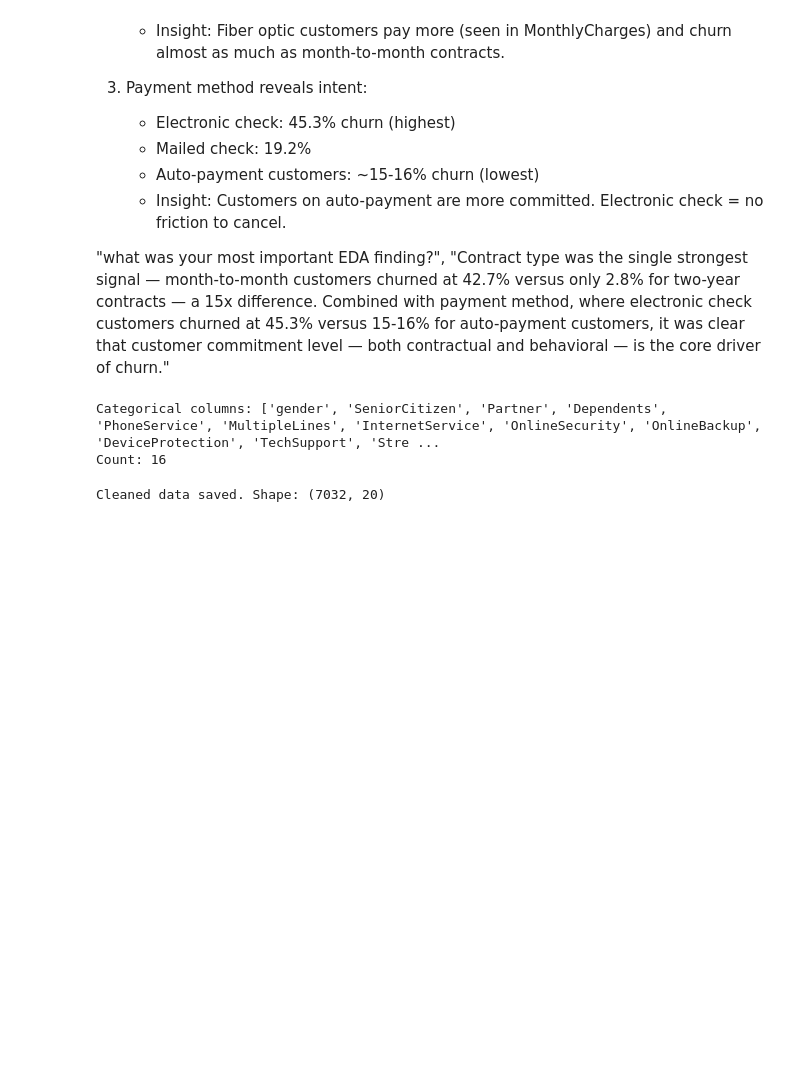
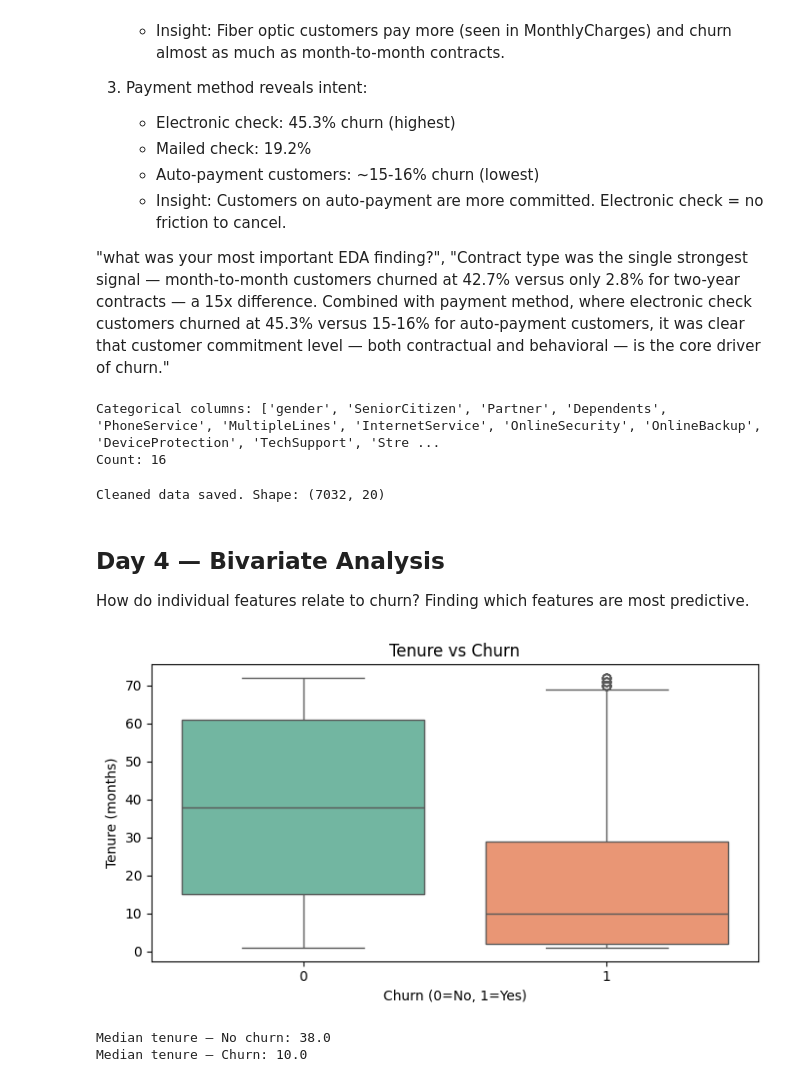
Before and after one commit to Integenpiyush/churn-prediction-catboost, a Jupyter notebook: notebooks/01_eda.ipynb, the cells around one changed output. Cells and saved outputs as stored; diff of their text form; code cells hidden in the pictures; blank space fills up the shorter version.

```diff
--- a/notebooks/01_eda.ipynb
+++ b/notebooks/01_eda.ipynb
@@ -357,3 +357,24 @@ df.to_csv('telco_cleaned.csv',index=False)
 print("Cleaned data saved. Shape:", df.shape)
 # %% [output]
 Cleaned data saved. Shape: (7032, 20)
+# %% [markdown]
+## Day 4 — Bivariate Analysis
+How do individual features relate to churn?
+Finding which features are most predictive.
+# %%
+plt.figure(figsize=(7,4))
+sns.boxplot(x='Churn',y='tenure',data=df,palette='Set2')
+plt.title('Tenure vs Churn')
+plt.xlabel('Churn (0=No, 1=Yes)')
+plt.ylabel('Tenure (months)')
+plt.tight_layout()
+plt.savefig('tenure_vs_churn.png', dpi=150, bbox_inches='tight')
+plt.show()
+
+
+print("Median tenure — No churn:", df[df['Churn']==0]['tenure'].median())
+print("Median tenure — Churn:", df[df['Churn']==1]['tenure'].median())
+# %% [output]
+[figure, added]
+Median tenure — No churn: 38.0
+Median tenure — Churn: 10.0
```
Also changed, not shown: parts of 9 cells of this notebook.
